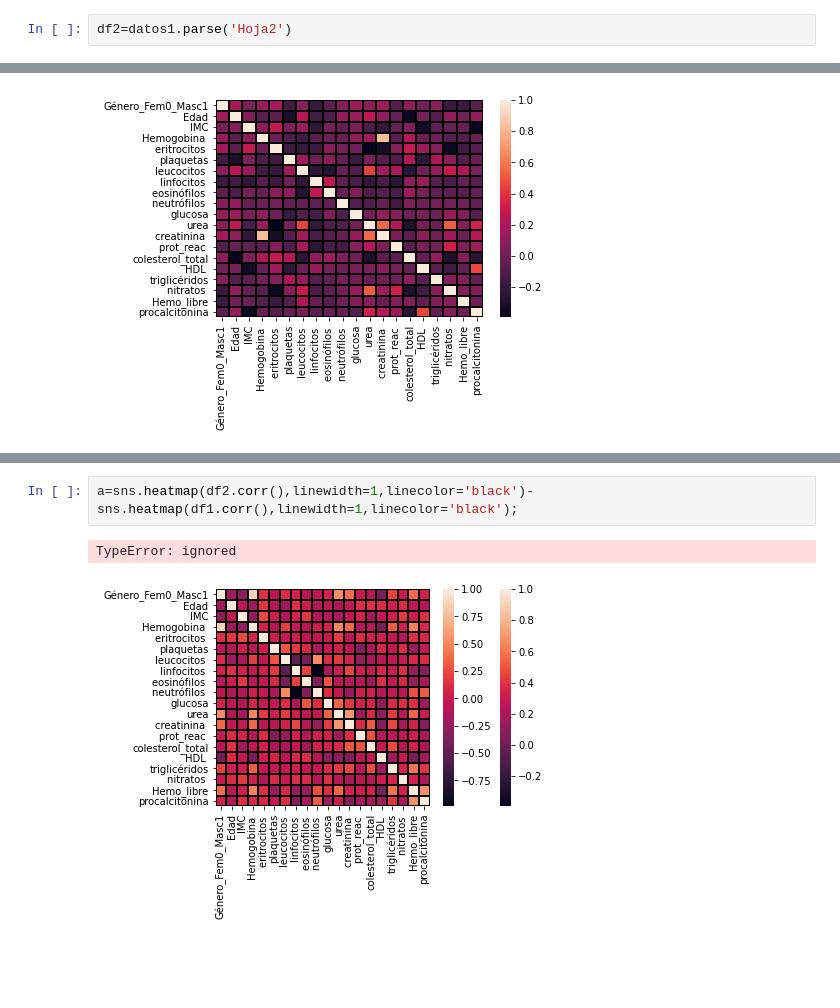
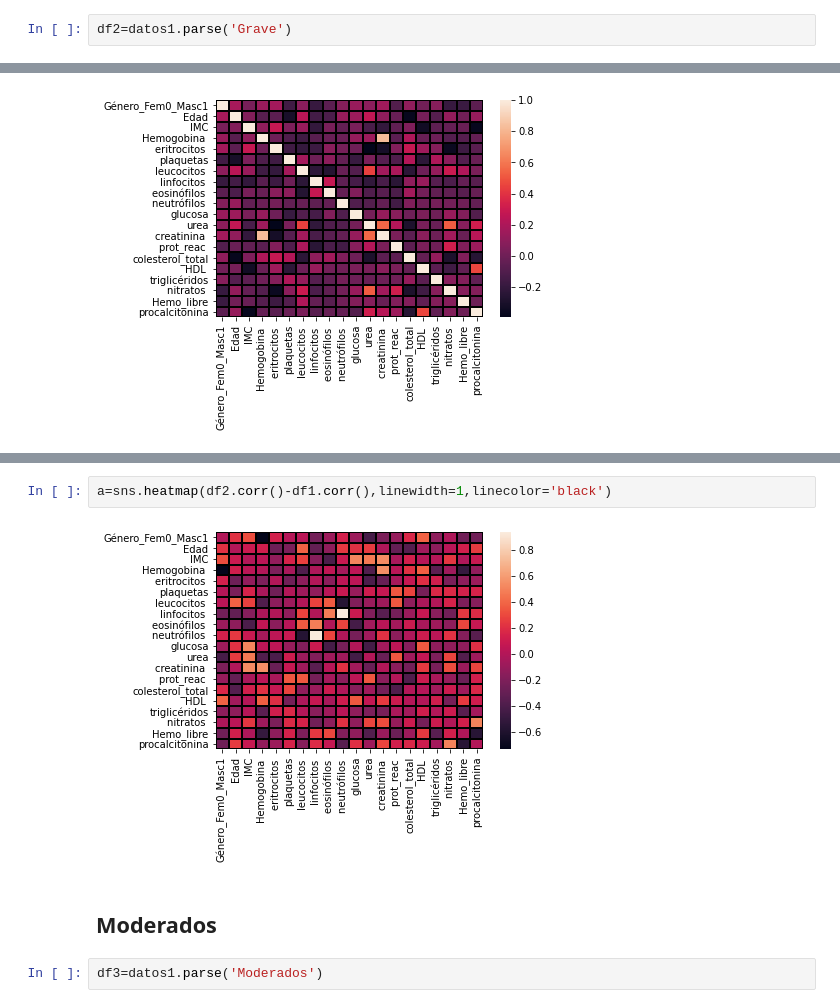
Before and after one commit to Erandi0011/Correlations, a Jupyter notebook: Correlation1st.ipynb, the cells around one changed output, grey strips where cells are left out. Drawn from its saved outputs; the diff is of its cells as text; blank space fills up the shorter version.

```diff
--- a/Correlation1st.ipynb
+++ b/Correlation1st.ipynb
@@ -527,7 +527,7 @@ print(R9)
 El coeficiente de correlación es
 0.0007331422718668168
 # %%
-df2=datos1.parse('Hoja2')
+df2=datos1.parse('Grave')
 # %%
 display(HTML(df2.to_html()))
 # %% [output]
@@ -595,7 +595,10 @@ df2.corr()-df1.corr()
 | Hemo_libre | -0.559454 | 0.065114 | -0.048725 | -0.558806 | -0.295227 | 0.144100 | 0.123104 | 0.199718 | ... |
 | procalcitonina | -0.099753 | 0.224249 | -0.499822 | -0.128764 | -0.154894 | 0.013351 | -0.073175 | 0.231819 | ... |
 # %%
-a=sns.heatmap(df2.corr(),linewidth=1,linecolor='black')-sns.heatmap(df1.corr(),linewidth=1,linecolor='black');
+a=sns.heatmap(df2.corr()-df1.corr(),linewidth=1,linecolor='black')
 # %% [output]
-TypeError: ignored
-[figure, old version]
+[figure, new version]
+# %% [markdown]
+## Moderados
+# %%
+df3=datos1.parse('Moderados')
```
Also changed, not shown: parts of 7 cells of this notebook.
